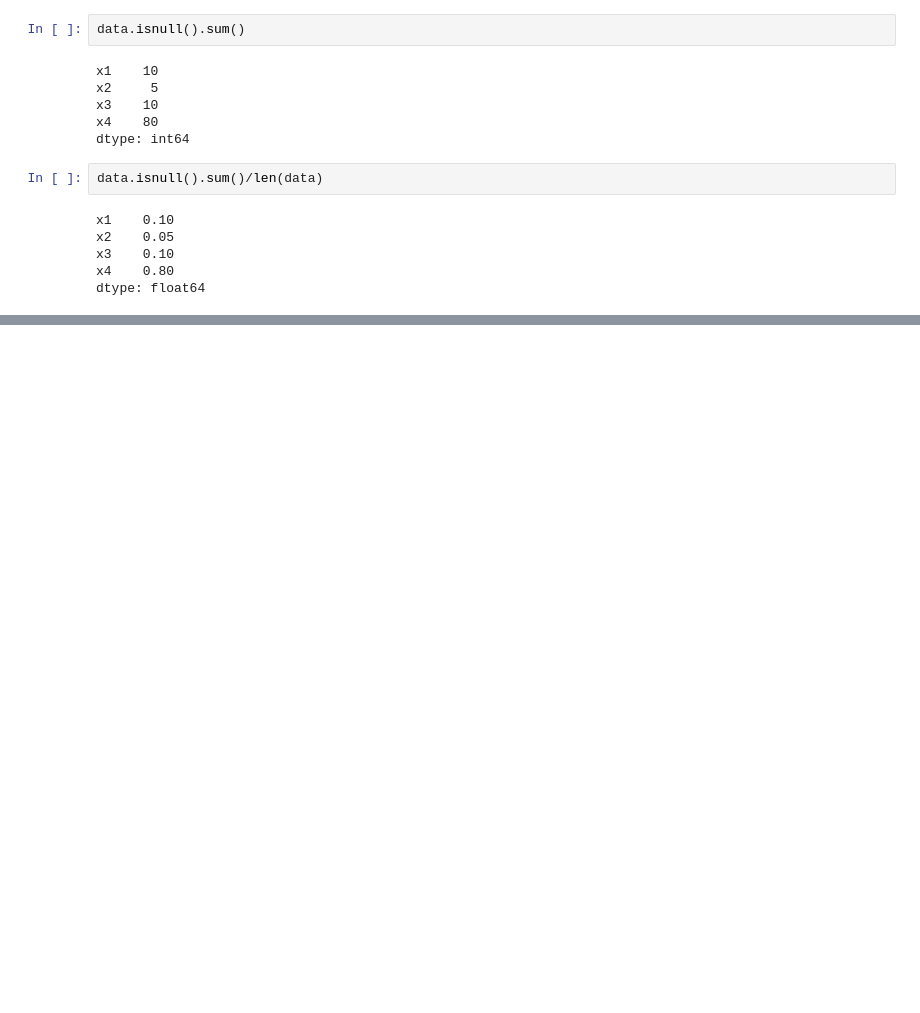
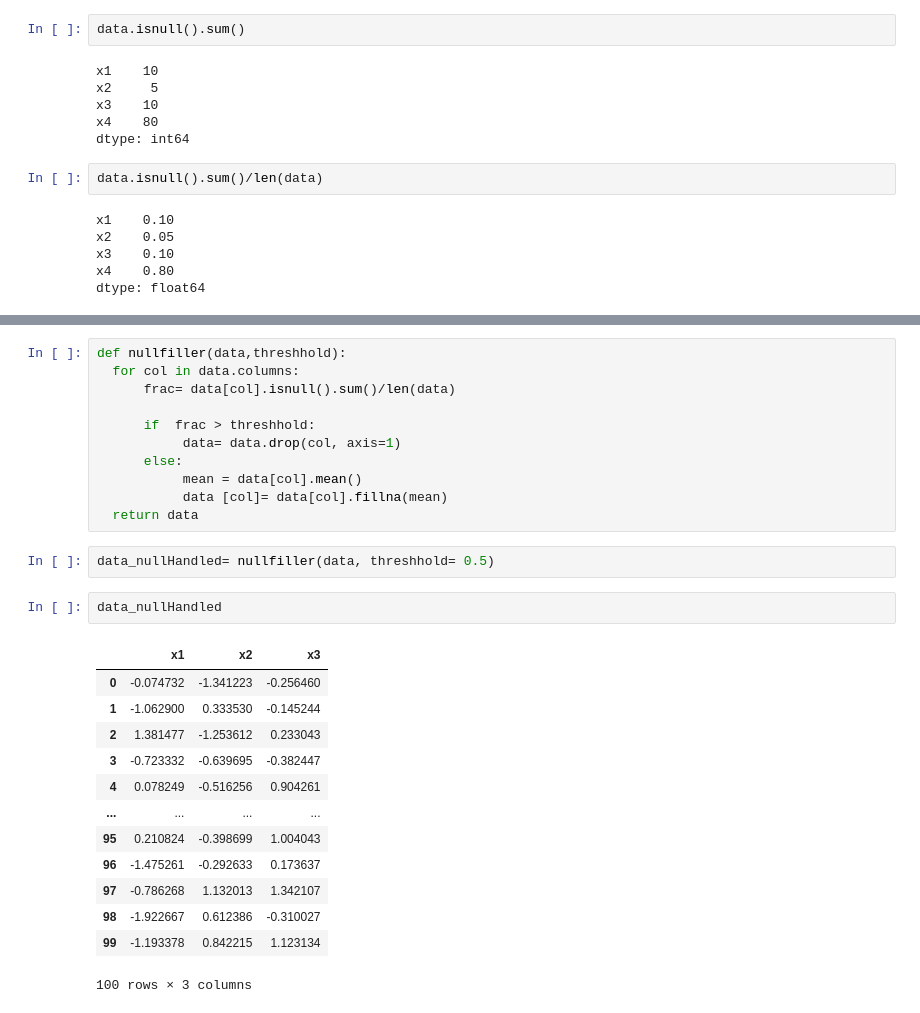
Before and after one commit to edisonc57/Practical-course-Python, a Jupyter notebook: Python_Oil_&_Gas_3.ipynb, the cells around one changed output, grey strips where cells are left out. Cells and saved outputs as stored; diff of their text form; blank space fills up the shorter version.

```diff
--- a/Python_Oil_&_Gas_3.ipynb
+++ b/Python_Oil_&_Gas_3.ipynb
@@ -142,0 +155,29 @@ dtype: float64
+# %%
+def nullfiller(data,threshhold):
+  for col in data.columns:
+      frac= data[col].isnull().sum()/len(data)
+
+      if  frac > threshhold:
+           data= data.drop(col, axis=1)
+      else:
+           mean = data[col].mean()
+           data [col]= data[col].fillna(mean)
+  return data
+# %%
+data_nullHandled= nullfiller(data, threshhold= 0.5)
+# %%
+data_nullHandled
+# %% [output]
+|  | x1 | x2 | x3 |
+| 0 | -0.074732 | -1.341223 | -0.256460 |
+| 1 | -1.062900 | 0.333530 | -0.145244 |
+| 2 | 1.381477 | -1.253612 | 0.233043 |
+| 3 | -0.723332 | -0.639695 | -0.382447 |
+| 4 | 0.078249 | -0.516256 | 0.904261 |
+| ... | ... | ... | ... |
+| 95 | 0.210824 | -0.398699 | 1.004043 |
+| 96 | -1.475261 | -0.292633 | 0.173637 |
+| 97 | -0.786268 | 1.132013 | 1.342107 |
+| 98 | -1.922667 | 0.612386 | -0.310027 |
+| 99 | -1.193378 | 0.842215 | 1.123134 |
+100 rows × 3 columns
```
Also changed, not shown: parts of 4 cells of this notebook.
